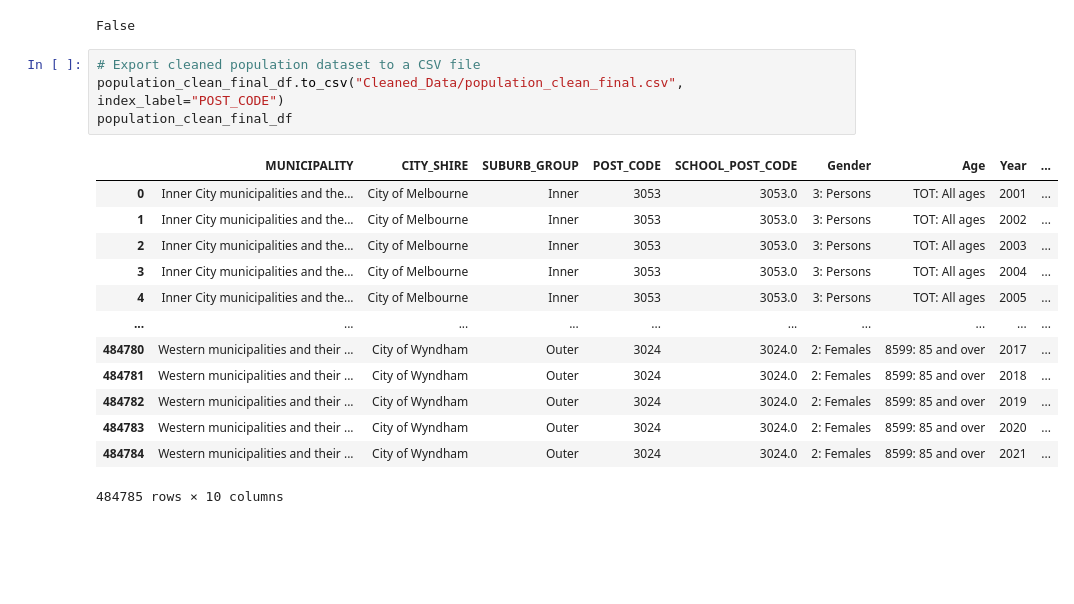
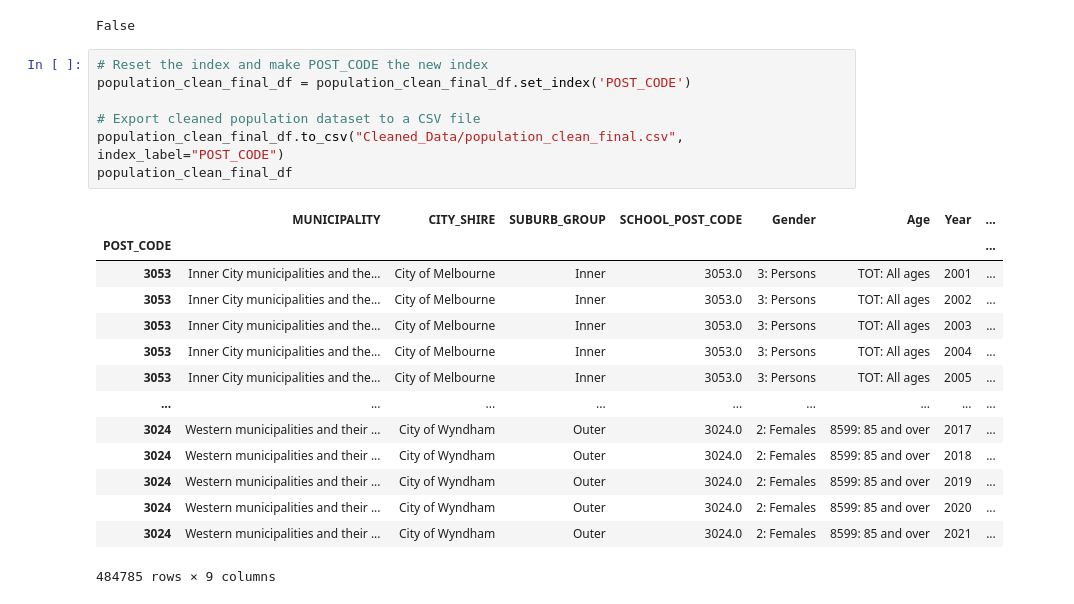
Before and after one commit to Kakhai1/bootcamp_project, a Jupyter notebook: Cleaned_Population_Data_KT.ipynb, the cells around one changed output. Cells and saved outputs as stored; diff of their text form; blank space fills up the shorter version.

```diff
--- a/Cleaned_Population_Data_KT.ipynb
+++ b/Cleaned_Population_Data_KT.ipynb
@@ -158,20 +158,24 @@ print(has_nan)
 # %% [output]
 False
 # %%
+# Reset the index and make POST_CODE the new index
+population_clean_final_df = population_clean_final_df.set_index('POST_CODE')
+
 # Export cleaned population dataset to a CSV file
 population_clean_final_df.to_csv("Cleaned_Data/population_clean_final.csv", index_label="POST_CODE")
 population_clean_final_df
 # %% [output]
-|  | MUNICIPALITY | CITY_SHIRE | SUBURB_GROUP | POST_CODE | SCHOOL_POST_CODE | Gender | Age | Year | ... |
-| 0 | Inner City municipalities and the... | City of Melbourne | Inner | 3053 | 3053.0 | 3: Persons | TOT: All ages | 2001 | ... |
-| 1 | Inner City municipalities and the... | City of Melbourne | Inner | 3053 | 3053.0 | 3: Persons | TOT: All ages | 2002 | ... |
-| 2 | Inner City municipalities and the... | City of Melbourne | Inner | 3053 | 3053.0 | 3: Persons | TOT: All ages | 2003 | ... |
-| 3 | Inner City municipalities and the... | City of Melbourne | Inner | 3053 | 3053.0 | 3: Persons | TOT: All ages | 2004 | ... |
-| 4 | Inner City municipalities and the... | City of Melbourne | Inner | 3053 | 3053.0 | 3: Persons | TOT: All ages | 2005 | ... |
-| ... | ... | ... | ... | ... | ... | ... | ... | ... | ... |
-| 484780 | Western municipalities and their ... | City of Wyndham | Outer | 3024 | 3024.0 | 2: Females | 8599: 85 and over | 2017 | ... |
-| 484781 | Western municipalities and their ... | City of Wyndham | Outer | 3024 | 3024.0 | 2: Females | 8599: 85 and over | 2018 | ... |
-| 484782 | Western municipalities and their ... | City of Wyndham | Outer | 3024 | 3024.0 | 2: Females | 8599: 85 and over | 2019 | ... |
-| 484783 | Western municipalities and their ... | City of Wyndham | Outer | 3024 | 3024.0 | 2: Females | 8599: 85 and over | 2020 | ... |
-| 484784 | Western municipalities and their ... | City of Wyndham | Outer | 3024 | 3024.0 | 2: Females | 8599: 85 and over | 2021 | ... |
+|  | MUNICIPALITY | CITY_SHIRE | SUBURB_GROUP | SCHOOL_POST_CODE | Gender | Age | Year | ... |
+| POST_CODE |  |  |  |  |  |  |  | ... |
+| 3053 | Inner City municipalities and the... | City of Melbourne | Inner | 3053.0 | 3: Persons | TOT: All ages | 2001 | ... |
+| 3053 | Inner City municipalities and the... | City of Melbourne | Inner | 3053.0 | 3: Persons | TOT: All ages | 2002 | ... |
+| 3053 | Inner City municipalities and the... | City of Melbourne | Inner | 3053.0 | 3: Persons | TOT: All ages | 2003 | ... |
+| 3053 | Inner City municipalities and the... | City of Melbourne | Inner | 3053.0 | 3: Persons | TOT: All ages | 2004 | ... |
+| 3053 | Inner City municipalities and the... | City of Melbourne | Inner | 3053.0 | 3: Persons | TOT: All ages | 2005 | ... |
+| ... | ... | ... | ... | ... | ... | ... | ... | ... |
+| 3024 | Western municipalities and their ... | City of Wyndham | Outer | 3024.0 | 2: Females | 8599: 85 and over | 2017 | ... |
+| 3024 | Western municipalities and their ... | City of Wyndham | Outer | 3024.0 | 2: Females | 8599: 85 and over | 2018 | ... |
+| 3024 | Western municipalities and their ... | City of Wyndham | Outer | 3024.0 | 2: Females | 8599: 85 and over | 2019 | ... |
+| 3024 | Western municipalities and their ... | City of Wyndham | Outer | 3024.0 | 2: Females | 8599: 85 and over | 2020 | ... |
+| 3024 | Western municipalities and their ... | City of Wyndham | Outer | 3024.0 | 2: Females | 8599: 85 and over | 2021 | ... |
-484785 rows × 10 columns
+484785 rows × 9 columns
```
Also changed, not shown: 5 other files.
